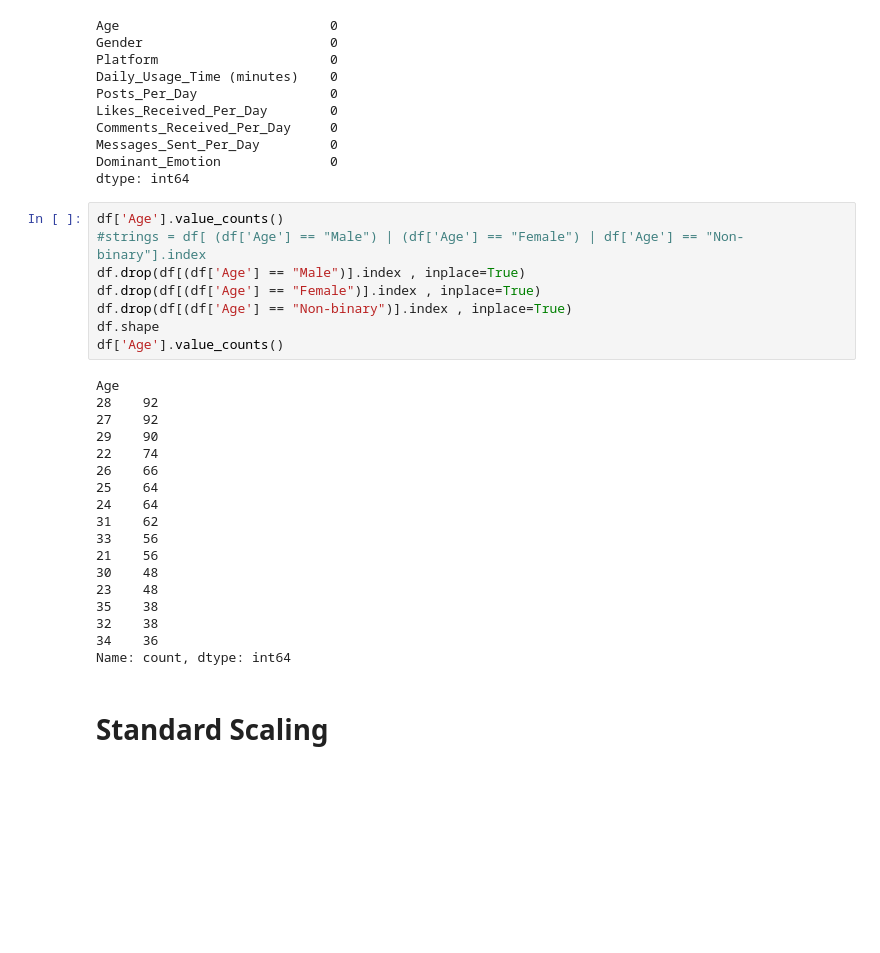
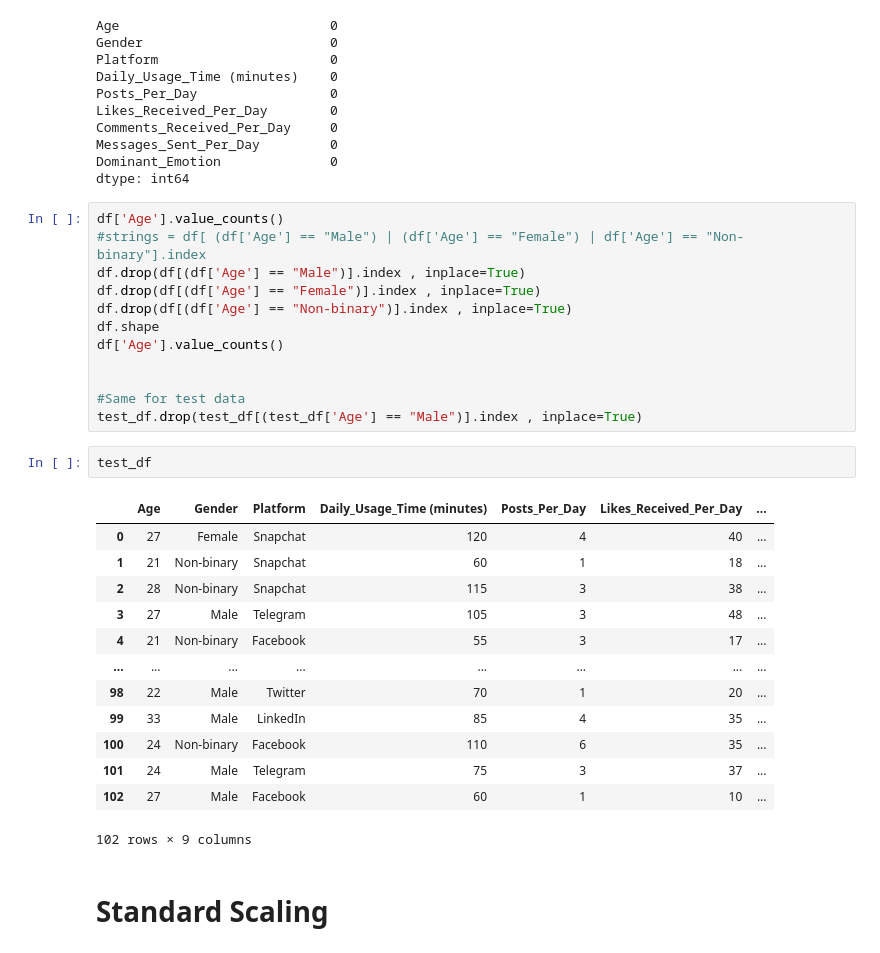
Before and after one commit to NyasaLuharuka/socialMedia, a Jupyter notebook: social_media.ipynb, the cells around one changed output. Saved outputs shown, nothing was run; the diff lists cells and outputs as text; blank space fills up the shorter version.

```diff
--- a/social_media.ipynb
+++ b/social_media.ipynb
@@ -122,24 +122,26 @@ df.drop(df[(df['Age'] == "Female")].index , inplace=True)
 df.drop(df[(df['Age'] == "Non-binary")].index , inplace=True)
 df.shape
 df['Age'].value_counts()
+
+
+#Same for test data
+test_df.drop(test_df[(test_df['Age'] == "Male")].index , inplace=True)
-# %% [output]
-Age
-28    92
-27    92
-29    90
-22    74
-26    66
-25    64
-24    64
-31    62
-33    56
-21    56
-30    48
-23    48
-35    38
-32    38
-34    36
-Name: count, dtype: int64
+# %%
+test_df
+# %% [output]
+|  | Age | Gender | Platform | Daily_Usage_Time (minutes) | Posts_Per_Day | Likes_Received_Per_Day | ... |
+| 0 | 27 | Female | Snapchat | 120 | 4 | 40 | ... |
+| 1 | 21 | Non-binary | Snapchat | 60 | 1 | 18 | ... |
+| 2 | 28 | Non-binary | Snapchat | 115 | 3 | 38 | ... |
+| 3 | 27 | Male | Telegram | 105 | 3 | 48 | ... |
+| 4 | 21 | Non-binary | Facebook | 55 | 3 | 17 | ... |
+| ... | ... | ... | ... | ... | ... | ... | ... |
+| 98 | 22 | Male | Twitter | 70 | 1 | 20 | ... |
+| 99 | 33 | Male | LinkedIn | 85 | 4 | 35 | ... |
+| 100 | 24 | Non-binary | Facebook | 110 | 6 | 35 | ... |
+| 101 | 24 | Male | Telegram | 75 | 3 | 37 | ... |
+| 102 | 27 | Male | Facebook | 60 | 1 | 10 | ... |
+102 rows × 9 columns
 # %% [markdown]
 # Standard Scaling
 # %%
```
Also changed, not shown: parts of 26 cells of this notebook.
